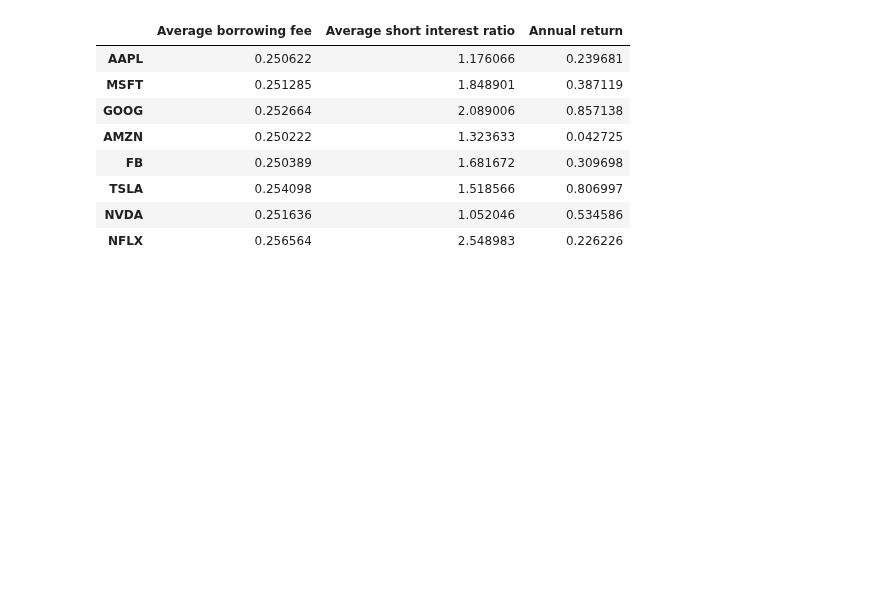
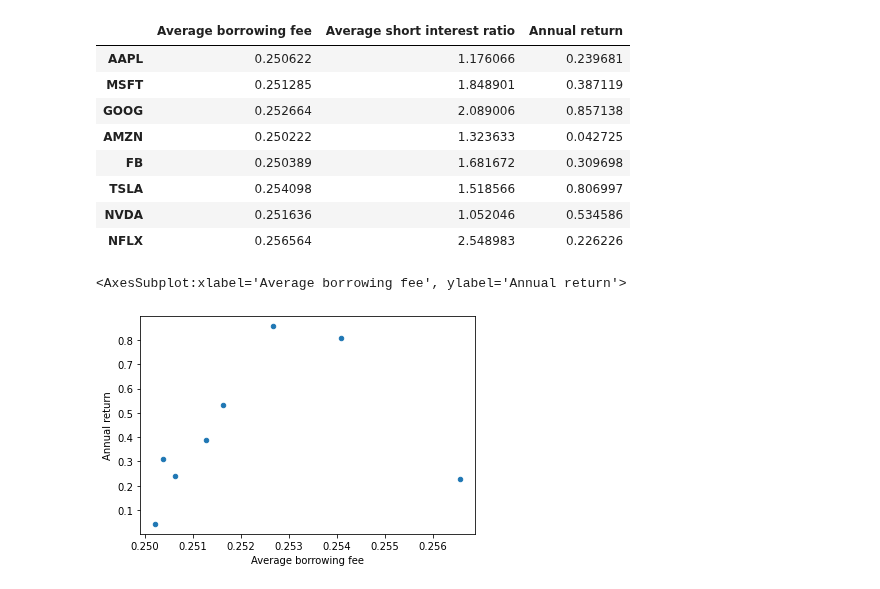
Before and after one commit to darrelhong/is453proj, a Jupyter notebook: data.ipynb, the cells around one changed output. Drawn from its saved outputs; the diff is of its cells as text; code cells hidden in the pictures; blank space fills up the shorter version.

Commit message:
scatter plot

```diff
--- a/data.ipynb
+++ b/data.ipynb
@@ -112,3 +112,8 @@ store
 | NFLX | 0.256564 | 2.548983 | 0.226226 |
 # %%
 store.to_csv('store.csv')
+# %%
+store.plot.scatter('Average borrowing fee', 'Annual return')
+# %% [output]
+<AxesSubplot:xlabel='Average borrowing fee', ylabel='Annual return'>
+[figure, added]
```
Also changed, not shown: parts of 1 cell of this notebook.
